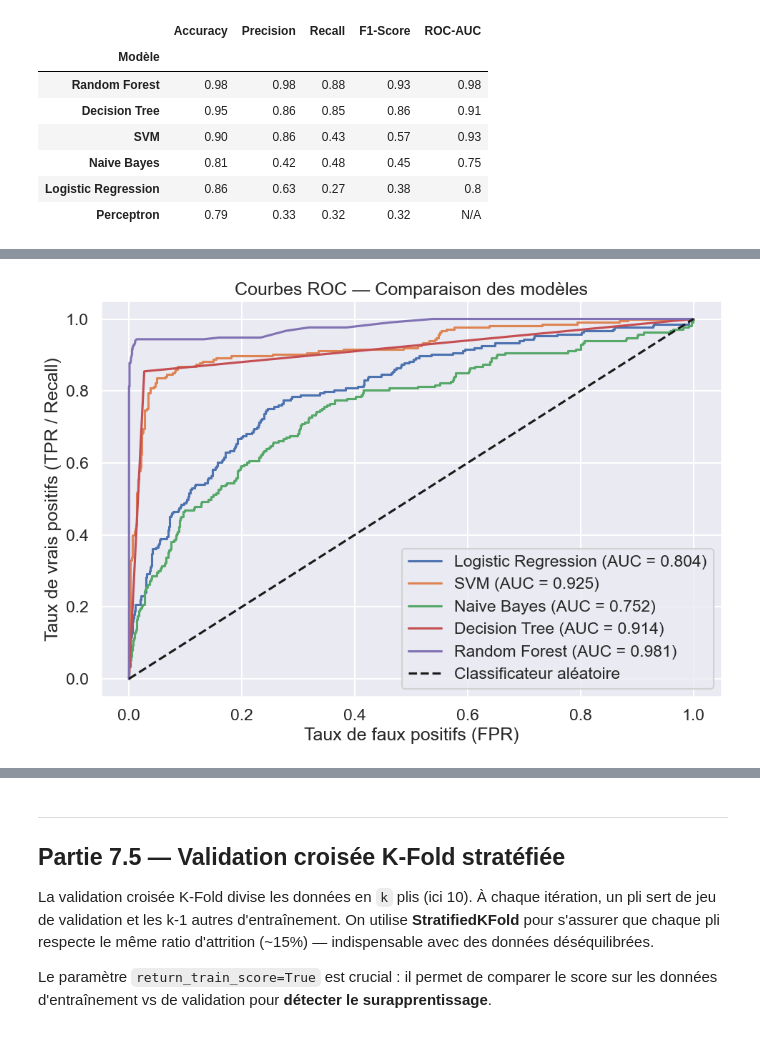
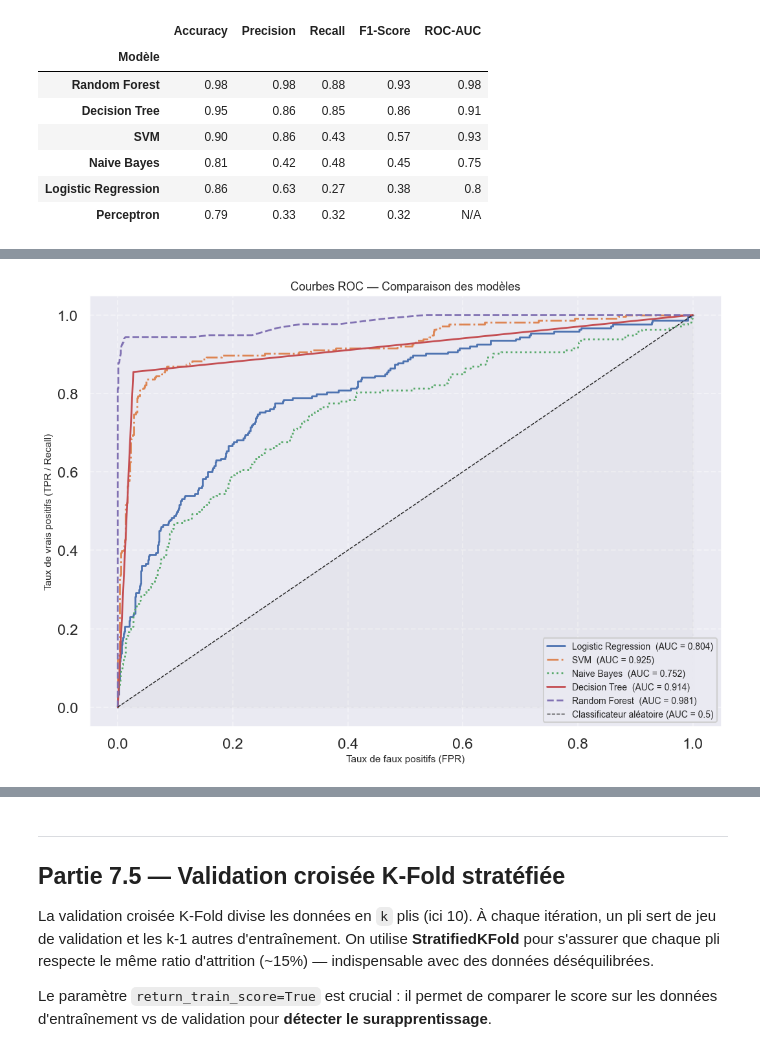
Before and after one commit to haksolot/HumanForYou, a Jupyter notebook: HumanForYou_Attrition.ipynb, the cells around one changed output, grey strips where cells are left out. Cells and saved outputs as stored; diff of their text form; code cells hidden in the pictures.

```diff
--- a/HumanForYou_Attrition.ipynb
+++ b/HumanForYou_Attrition.ipynb
@@ -812,20 +830,24 @@ plt.show()
 # %%
 # Courbes ROC comparatives
-plt.figure(figsize=(10, 7))
+fig, ax = plt.subplots(figsize=(11, 8))
 
-for name, model in models.items():
+line_styles = ['-', '--', '-.', ':', '-', '--']
+for (name, model), ls in zip(models.items(), line_styles):
     if hasattr(model, 'predict_proba'):
         y_proba = model.predict_proba(X_test)[:, 1]
         fpr, tpr, _ = roc_curve(y_test, y_proba)
         auc = roc_auc_score(y_test, y_proba)
-        plt.plot(fpr, tpr, label=f'{name} (AUC = {auc:.3f})')
+        ax.plot(fpr, tpr, lw=2, linestyle=ls, label=f'{name}  (AUC = {auc:.3f})')
 
-plt.plot([0, 1], [0, 1], 'k--', label='Classificateur aléatoire')
-plt.xlabel('Taux de faux positifs (FPR)')
-plt.ylabel('Taux de vrais positifs (TPR / Recall)')
-plt.title('Courbes ROC — Comparaison des modèles')
-plt.legend(loc='lower right')
+ax.plot([0, 1], [0, 1], 'k--', lw=1, label='Classificateur aléatoire (AUC = 0.5)')
+ax.fill_between([0, 1], [0, 1], alpha=0.05, color='gray')
+ax.set_xlabel('Taux de faux positifs (FPR)', fontsize=11)
+ax.set_ylabel('Taux de vrais positifs (TPR / Recall)', fontsize=11)
+ax.set_title('Courbes ROC — Comparaison des modèles', fontsize=13)
+ax.legend(loc='lower right', fontsize=10, framealpha=0.9)
+ax.xaxis.grid(True, linestyle='--', alpha=0.4)
+ax.yaxis.grid(True, linestyle='--', alpha=0.4)
 plt.tight_layout()
 plt.show()
 # %% [output]
-[figure, old version]
+[figure, new version]
```
Also changed, not shown: parts of 15 cells of this notebook.
